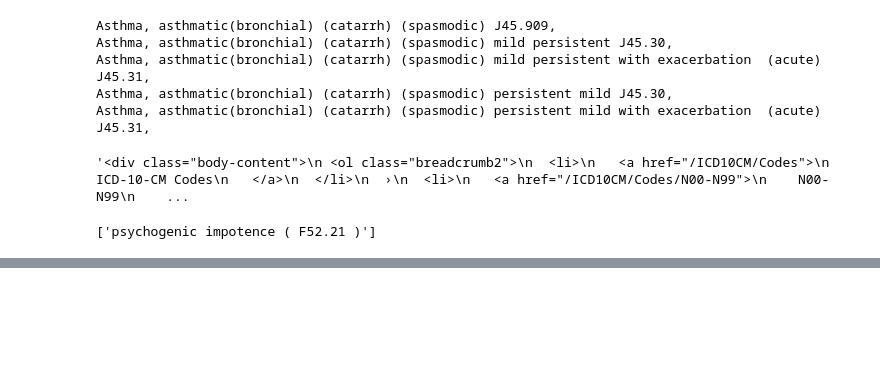
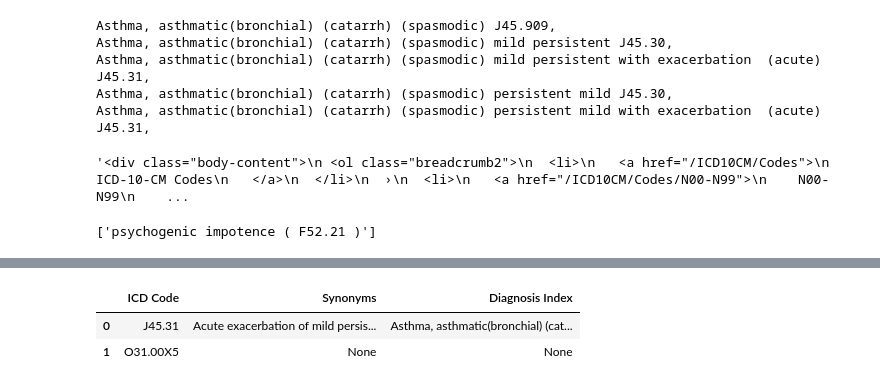
Before and after one commit to Im-Moazzam/med_web_scraping, a Jupyter notebook: web_scraping.ipynb, the cells around one changed output, grey strips where cells are left out. Drawn from its saved outputs; the diff is of its cells as text; code cells hidden in the pictures; blank space fills up the shorter version.

```diff
--- a/web_scraping.ipynb
+++ b/web_scraping.ipynb
@@ -452,3 +452,12 @@ excludes_list = extract_excludes_list(body_content)
 print(excludes_list)
 # %% [output]
 ['psychogenic impotence ( F52.21 )']
+# %%
+def trim_followup_notes(text: str) -> str:
+    """
+    Remove follow-up notes like 'see also ...', 'see ...' etc,
+    but keep the ICD code and main term.
+    """
+    # Common trailing phrases after a term
+    pattern = re.compile(r"\b(see also|see)\b.*", flags=re.IGNORECASE)
+    return pattern.sub("", text).strip()
@@ -454,0 +588,16 @@ print(excludes_list)
+# %%
+# Read all links from file
+with open("test_links.txt", "r") as file:
+    links = [line.strip() for line in file if line.strip()]
+
+results = []
+
+for link in links:
+    try:
+        data = parse_icd_page(link, headers)
+        if data:   # ✅ only add if billable (function returns None otherwise)
+            results.append(data)
+    except Exception as e:
+        print(f"Error processing {link}: {e}")
+
+results
@@ -454,0 +609,7 @@ print(excludes_list)
+# %%
+df = pd.DataFrame(results)
+df
+# %% [output]
+|  | ICD Code | Synonyms | Diagnosis Index |
+| 0 | J45.31 | Acute exacerbation of mild persis... | Asthma, asthmatic(bronchial) (cat... |
+| 1 | O31.00X5 | None | None |
```
Also changed, not shown: parts of 3 cells of this notebook, 2 other files.
